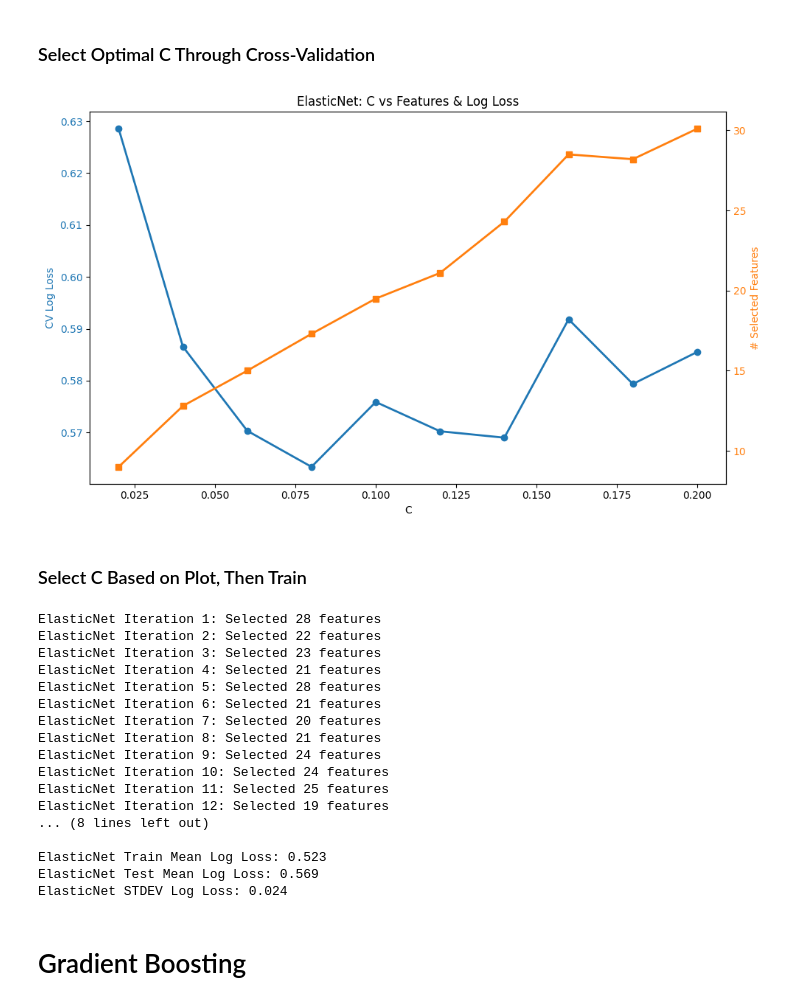
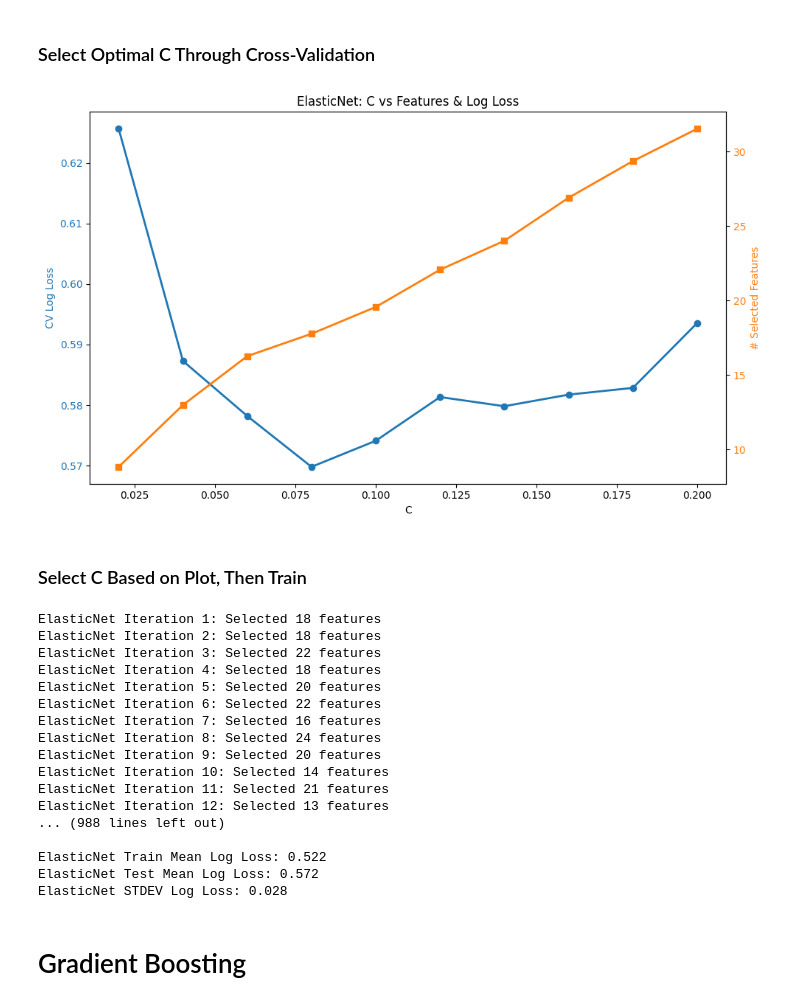
Before and after one commit to ethandavenport/March-Madness, a Jupyter notebook: MMM 26.ipynb, the cells around one changed output. Cells and saved outputs as stored; diff of their text form; code cells hidden in the pictures.

```diff
--- a/MMM 26.ipynb
+++ b/MMM 26.ipynb
@@ -412,6 +415,7 @@ for col in df.columns:
 # %%
 df.drop_duplicates(inplace=True)
 df.reset_index(drop=True, inplace=True)
+df.rename(columns = {'Seed_A':'Seed_A', 'Seed_B':'Seed_B'}, inplace=True)
 # %%
 df
 # %% [output]
@@ -439,13 +434,0 @@ from matplotlib.lines import Line2D
-# %%
-# add epsilon so that 1 and 2 aren't treated so differently
-epsilon = 1
-X = np.log((epsilon + df['BSeed']) / (epsilon + df['ASeed'])).to_frame(name='log_seed_ratio')
-y = df['AWon']
-
-logit = LogisticRegression(
-    fit_intercept=False,
-    C=10000,              # weaker regularization → more extreme probs
-    solver='lbfgs'
-)
-
-logit.fit(X, y)
@@ -621,7 +549,10 @@ def lasso_cols(X_train_scaled, y_train, alpha):
     lasso.fit(X_lasso, y_lasso)
 
     coef = lasso.coef_.ravel()
-    selected_groups = np.unique(groups[np.abs(coef) > 1e-6])
+    selected_groups = [
+        g for g in np.unique(groups)
+        if np.linalg.norm(coef[groups == g]) > 1e-4
+    ]
     selected_base_features = [base_features[g] for g in selected_groups]
 
     selected_cols = []
@@ -732,7 +663,7 @@ alpha = 0.02
 lasso_train_LL = []
 lasso_test_LL = []
 
-for i in range(20):
+for i in range(1000):
     X_train_scaled, X_test_scaled, y_train, y_test, train_df, test_df = split_n_scale(df)
     selected_base_features, selected_cols = lasso_cols(X_train_scaled, y_train, alpha)
 
@@ -789,7 +720,7 @@ for C in Cs:
     test_losses = []
     n_feats = []
 
-    for i in range(10):
+    for i in range(100):
         X_train_scaled, X_test_scaled, y_train, y_test, train_df, test_df = split_n_scale(df)
 
         enet = LogisticRegression(
@@ -799,34 +730,34 @@ for C in Cs:
             C=C,                    # inverse regularization strength
             max_iter=5000
         )
 
         enet.fit(X_train_scaled, y_train)
 
         p_test = enet.predict_proba(X_test_scaled)[:, 1]
         test_losses.append(log_loss(y_test, p_test))
         n_feats.append((np.abs(enet.coef_) > 1e-6).sum())
 
     results.append((C, np.mean(n_feats), np.mean(test_losses)))
 
 results_df = pd.DataFrame(results, columns=["group_reg", "n_features", "cv_log_loss"])
 
 # Plot
 fig, ax1 = plt.subplots(figsize=(10, 6))
 ax1.plot(results_df['group_reg'], results_df['cv_log_loss'],
          marker='o', color='tab:blue', linewidth=2)
 ax1.set_xlabel('C'); ax1.set_ylabel('CV Log Loss', color='tab:blue')
 ax1.tick_params(axis='y', labelcolor='tab:blue')
 
 ax2 = ax1.twinx()
 ax2.plot(results_df['group_reg'], results_df['n_features'],
          marker='s', color='tab:orange', linewidth=2)
 ax2.set_ylabel('# Selected Features', color='tab:orange')
 ax2.tick_params(axis='y', labelcolor='tab:orange')
 plt.title('ElasticNet: C vs Features & Log Loss')
 plt.tight_layout()
 plt.show()
 # %% [output]
-[figure, old version]
+[figure, new version]
 # %% [markdown]
 ### Select C Based on Plot, Then Train
 # %%
@@ -835,7 +766,7 @@ C = 0.1
 elastic_train_LL = []
 elastic_test_LL = []
 
-for i in range(20):
+for i in range(1000):
     X_train_scaled, X_test_scaled, y_train, y_test, train_df, test_df = split_n_scale(df)
 
     enet = LogisticRegression(
@@ -865,23 +796,23 @@ print(f"ElasticNet Train Mean Log Loss: {round(np.mean(elastic_train_LL),3)}")
 print(f"ElasticNet Test Mean Log Loss: {round(np.mean(elastic_test_LL),3)}")
 print(f"ElasticNet STDEV Log Loss: {round(np.std(elastic_test_LL),3)}")
 # %% [output]
-ElasticNet Iteration 1: Selected 28 features
-ElasticNet Iteration 2: Selected 22 features
-ElasticNet Iteration 3: Selected 23 features
-ElasticNet Iteration 4: Selected 21 features
-ElasticNet Iteration 5: Selected 28 features
-ElasticNet Iteration 6: Selected 21 features
-ElasticNet Iteration 7: Selected 20 features
-ElasticNet Iteration 8: Selected 21 features
-ElasticNet Iteration 9: Selected 24 features
-ElasticNet Iteration 10: Selected 24 features
-ElasticNet Iteration 11: Selected 25 features
-ElasticNet Iteration 12: Selected 19 features
-... (8 lines left out)
+ElasticNet Iteration 1: Selected 18 features
+ElasticNet Iteration 2: Selected 18 features
+ElasticNet Iteration 3: Selected 22 features
+ElasticNet Iteration 4: Selected 18 features
+ElasticNet Iteration 5: Selected 20 features
+ElasticNet Iteration 6: Selected 22 features
+ElasticNet Iteration 7: Selected 16 features
+ElasticNet Iteration 8: Selected 24 features
+ElasticNet Iteration 9: Selected 20 features
+ElasticNet Iteration 10: Selected 14 features
+ElasticNet Iteration 11: Selected 21 features
+ElasticNet Iteration 12: Selected 13 features
+... (988 lines left out)
 
-ElasticNet Train Mean Log Loss: 0.523
-ElasticNet Test Mean Log Loss: 0.569
-ElasticNet STDEV Log Loss: 0.024
+ElasticNet Train Mean Log Loss: 0.522
+ElasticNet Test Mean Log Loss: 0.572
+ElasticNet STDEV Log Loss: 0.028
 # %% [markdown]
 # Gradient Boosting
 # %%
```
Also changed, not shown: parts of 116 cells of this notebook.
